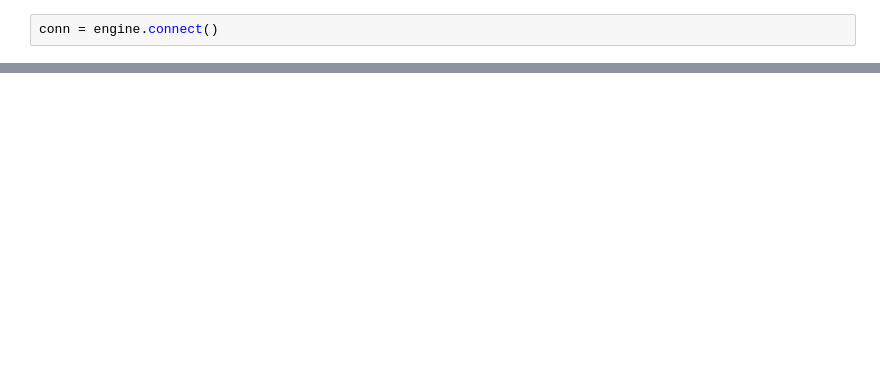
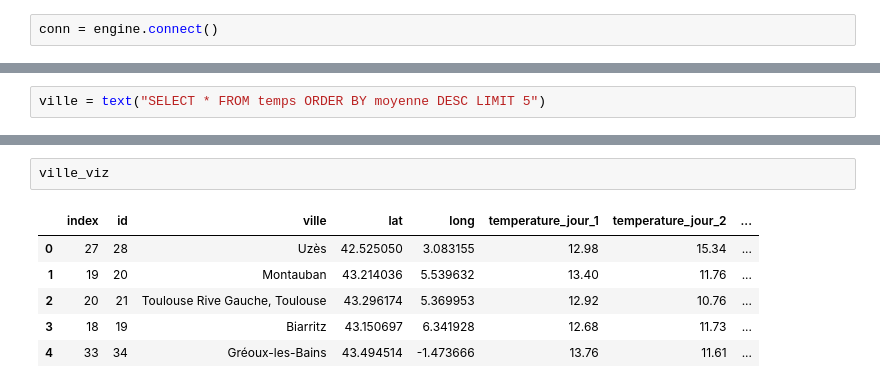
Before and after one commit to philippeJeremy/Bloc-1---Construction-et-alimentation-d-une-infrastructure-de-gestion-de-donn-e, a Jupyter notebook: booking.ipynb, the cells around one changed output, grey strips where cells are left out. Cells and saved outputs as stored; diff of their text form; blank space fills up the shorter version.

```diff
--- a/booking.ipynb
+++ b/booking.ipynb
@@ -133 +183,3 @@ statement = text("SELECT DISTINCT ville_précise FROM hotel")
+# %%
+ville = text("SELECT * FROM temps ORDER BY moyenne DESC LIMIT 5")
 # %%
@@ -157,0 +215,9 @@ result.fetchall()
+# %%
+ville_viz
+# %% [output]
+|  | index | id | ville | lat | long | temperature_jour_1 | temperature_jour_2 | ... |
+| 0 | 27 | 28 | Uzès | 42.525050 | 3.083155 | 12.98 | 15.34 | ... |
+| 1 | 19 | 20 | Montauban | 43.214036 | 5.539632 | 13.40 | 11.76 | ... |
+| 2 | 20 | 21 | Toulouse Rive Gauche, Toulouse | 43.296174 | 5.369953 | 12.92 | 10.76 | ... |
+| 3 | 18 | 19 | Biarritz | 43.150697 | 6.341928 | 12.68 | 11.73 | ... |
+| 4 | 33 | 34 | Gréoux-les-Bains | 43.494514 | -1.473666 | 13.76 | 11.61 | ... |
```
Also changed, not shown: parts of 19 cells of this notebook, 1 other file.
